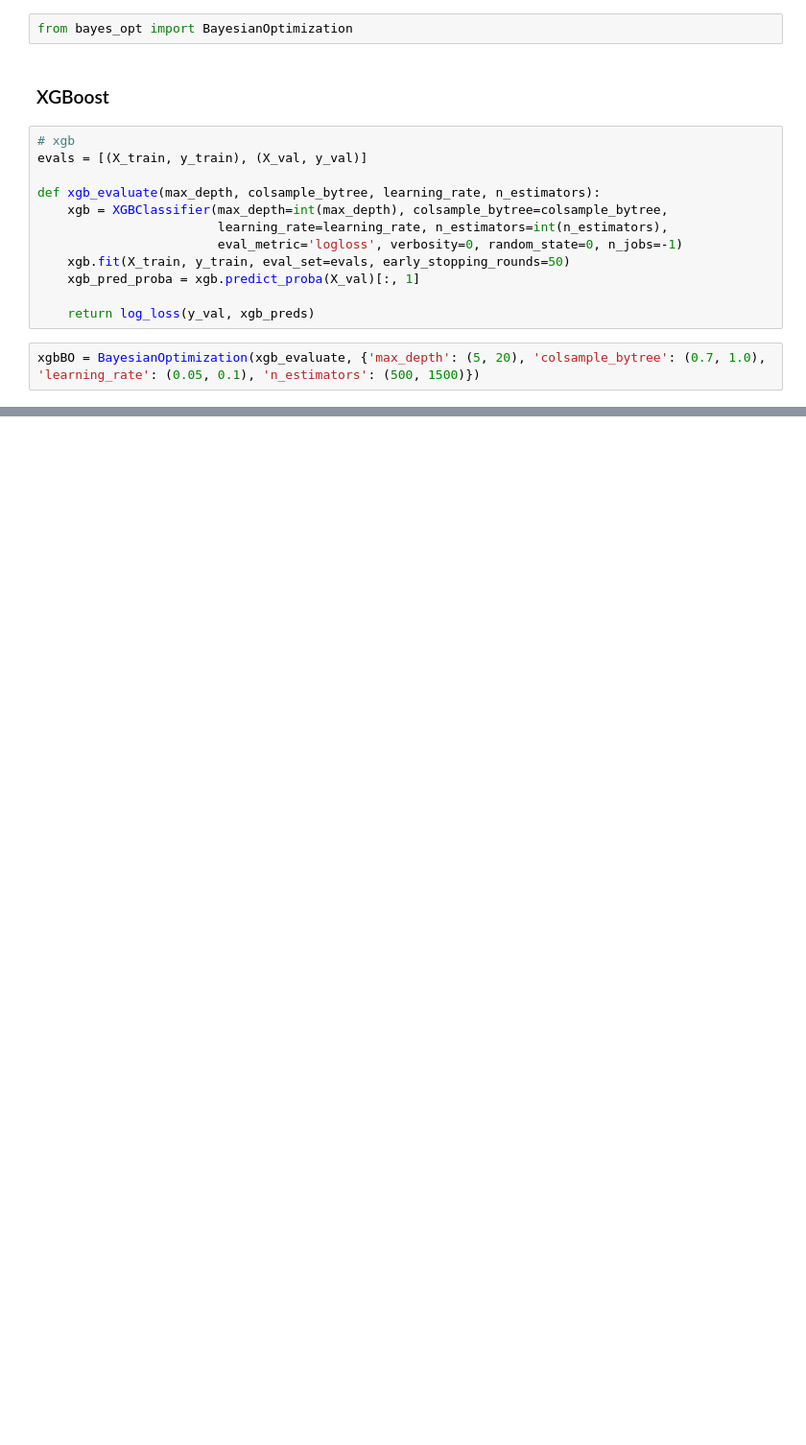
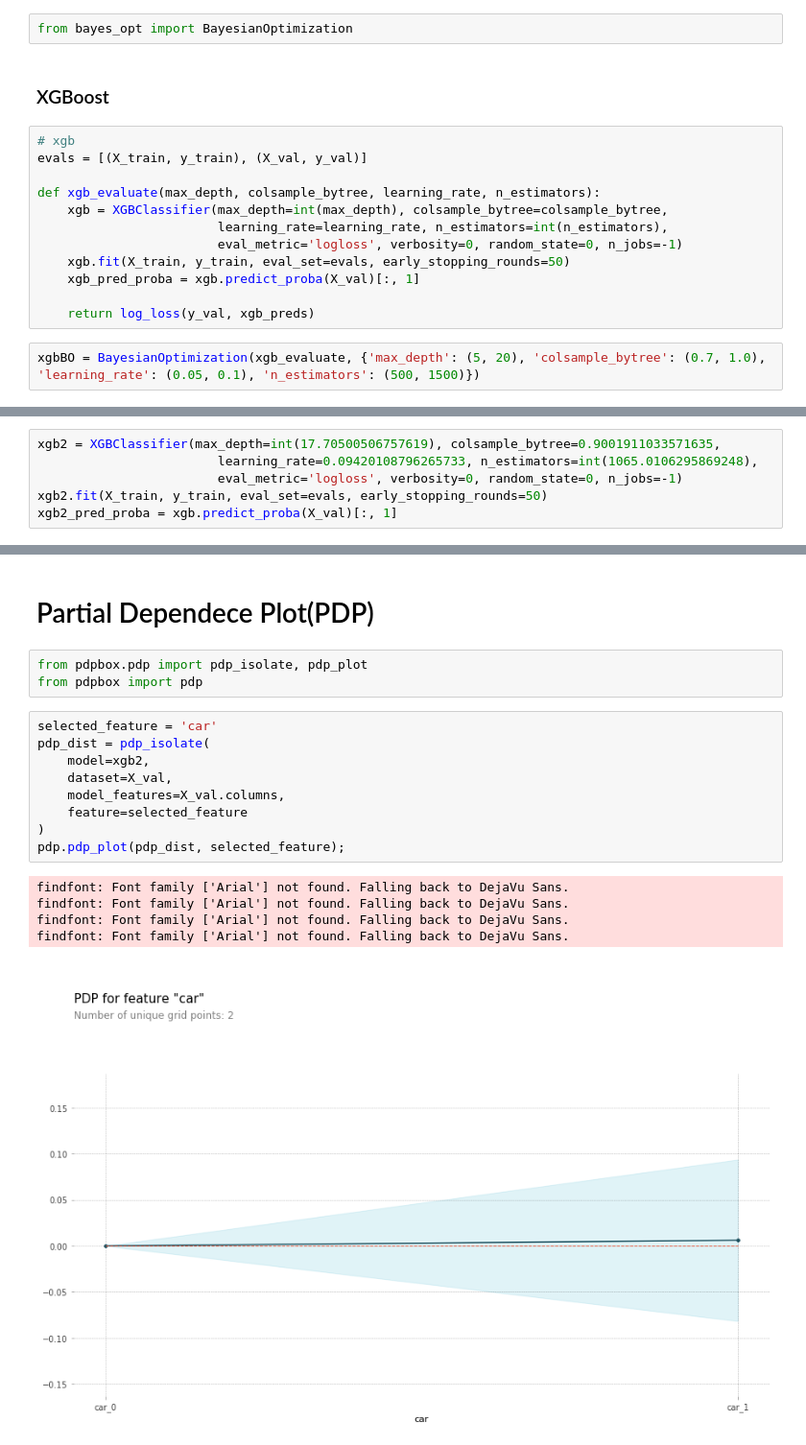
Before and after one commit to SungaHwang/ML_practice, a Jupyter notebook: PDP_신용카드연체예측.ipynb, the cells around one changed output, grey strips where cells are left out. Shown at 96% size. Saved outputs shown, nothing was run; the diff lists cells and outputs as text; blank space fills up the shorter version.

```diff
--- a/PDP_신용카드연체예측.ipynb
+++ b/PDP_신용카드연체예측.ipynb
@@ -519,0 +520,6 @@ Will train until validation_1-logloss hasn't improved in 50 rounds.
+# %%
+xgb2 = XGBClassifier(max_depth=int(17.70500506757619), colsample_bytree=0.9001911033571635,
+                        learning_rate=0.09420108796265733, n_estimators=int(1065.0106295869248),
+                        eval_metric='logloss', verbosity=0, random_state=0, n_jobs=-1)
+xgb2.fit(X_train, y_train, eval_set=evals, early_stopping_rounds=50)
+xgb2_pred_proba = xgb.predict_proba(X_val)[:, 1]
@@ -519,0 +544,20 @@ Will train until validation_1-logloss hasn't improved in 50 rounds.
+# %% [markdown]
+# Partial Dependece Plot(PDP)
+# %%
+from pdpbox.pdp import pdp_isolate, pdp_plot
+from pdpbox import pdp
+# %%
+selected_feature = 'car'
+pdp_dist = pdp_isolate(
+    model=xgb2,
+    dataset=X_val,
+    model_features=X_val.columns,
+    feature=selected_feature
+)
+pdp.pdp_plot(pdp_dist, selected_feature);
+# %% [output]
+findfont: Font family ['Arial'] not found. Falling back to DejaVu Sans.
+findfont: Font family ['Arial'] not found. Falling back to DejaVu Sans.
+findfont: Font family ['Arial'] not found. Falling back to DejaVu Sans.
+findfont: Font family ['Arial'] not found. Falling back to DejaVu Sans.
+[figure, added]
```
Also changed, not shown: parts of 13 cells of this notebook, 2 other files.
